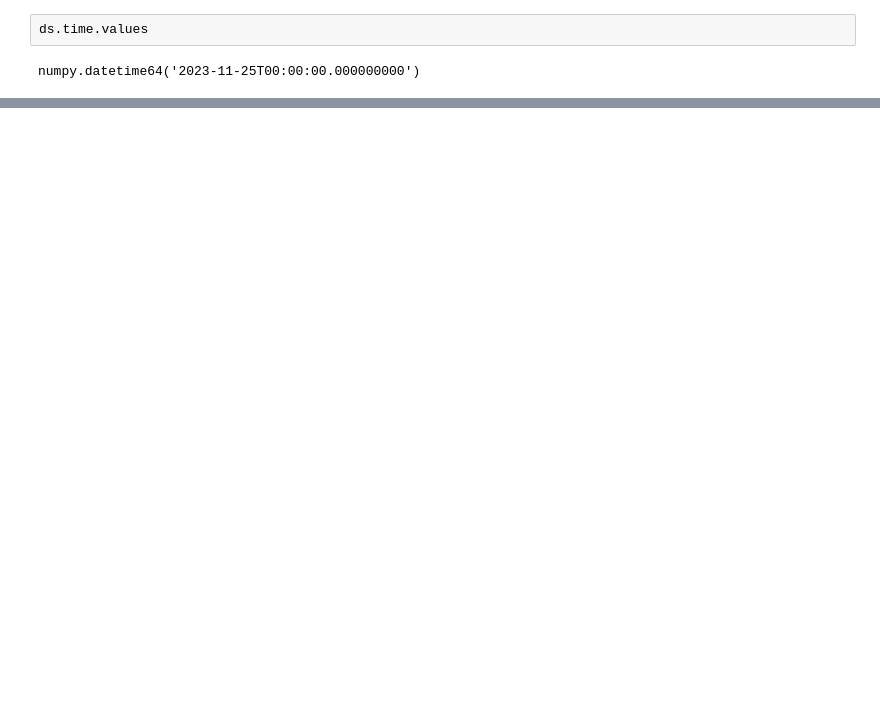
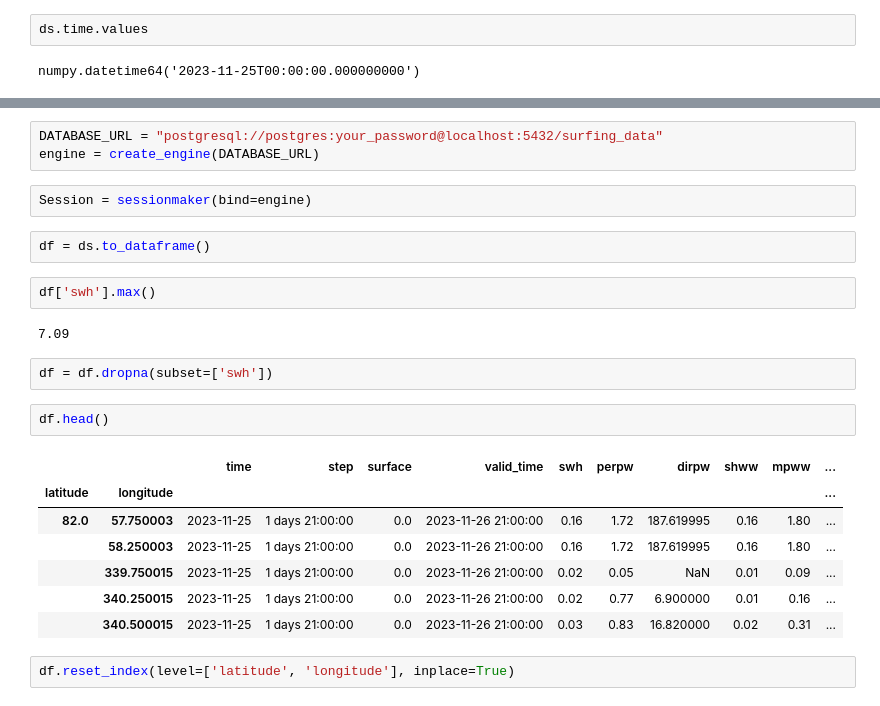
Before and after one commit to peterbull/bodhi-cast, a Jupyter notebook: grib_to_schema.ipynb, the cells around one changed output, grey strips where cells are left out. Cells and saved outputs as stored; diff of their text form; blank space fills up the shorter version.

```diff
--- a/grib_to_schema.ipynb
+++ b/grib_to_schema.ipynb
@@ -55,0 +66,25 @@ numpy.datetime64('2023-11-25T00:00:00.000000000')
+# %%
+DATABASE_URL = "postgresql://postgres:your_password@localhost:5432/surfing_data"
+engine = create_engine(DATABASE_URL)
+# %%
+Session = sessionmaker(bind=engine)
+# %%
+df = ds.to_dataframe()
+# %%
+df['swh'].max()
+# %% [output]
+7.09
+# %%
+df = df.dropna(subset=['swh'])
+# %%
+df.head()
+# %% [output]
+|  |  | time | step | surface | valid_time | swh | perpw | dirpw | shww | mpww | ... |
+| latitude | longitude |  |  |  |  |  |  |  |  |  | ... |
+| 82.0 | 57.750003 | 2023-11-25 | 1 days 21:00:00 | 0.0 | 2023-11-26 21:00:00 | 0.16 | 1.72 | 187.619995 | 0.16 | 1.80 | ... |
+|  | 58.250003 | 2023-11-25 | 1 days 21:00:00 | 0.0 | 2023-11-26 21:00:00 | 0.16 | 1.72 | 187.619995 | 0.16 | 1.80 | ... |
+|  | 339.750015 | 2023-11-25 | 1 days 21:00:00 | 0.0 | 2023-11-26 21:00:00 | 0.02 | 0.05 | NaN | 0.01 | 0.09 | ... |
+|  | 340.250015 | 2023-11-25 | 1 days 21:00:00 | 0.0 | 2023-11-26 21:00:00 | 0.02 | 0.77 | 6.900000 | 0.01 | 0.16 | ... |
+|  | 340.500015 | 2023-11-25 | 1 days 21:00:00 | 0.0 | 2023-11-26 21:00:00 | 0.03 | 0.83 | 16.820000 | 0.02 | 0.31 | ... |
+# %%
+df.reset_index(level=['latitude', 'longitude'], inplace=True)
```
Also changed, not shown: parts of 12 cells of this notebook, 2 other files.
